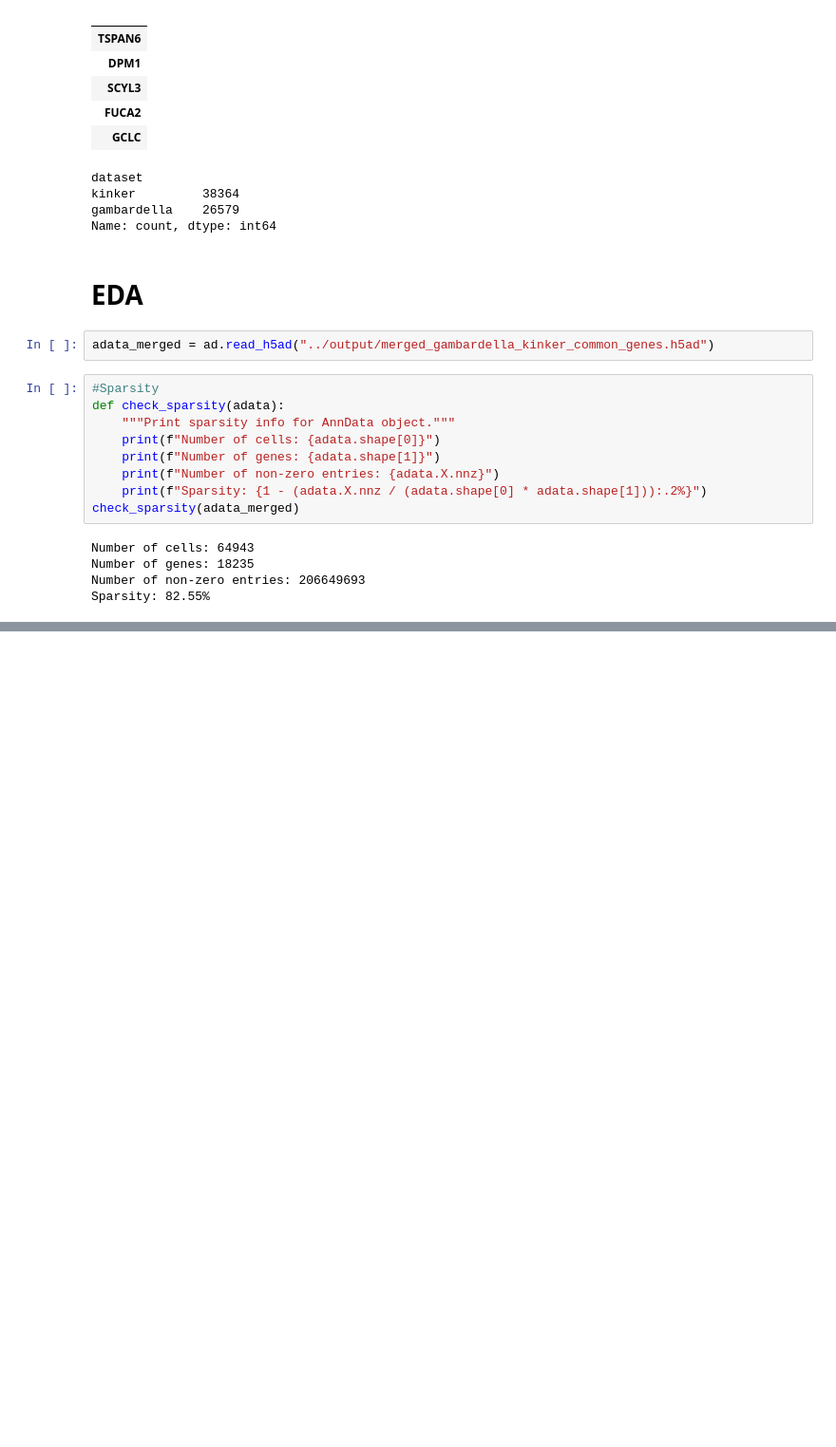
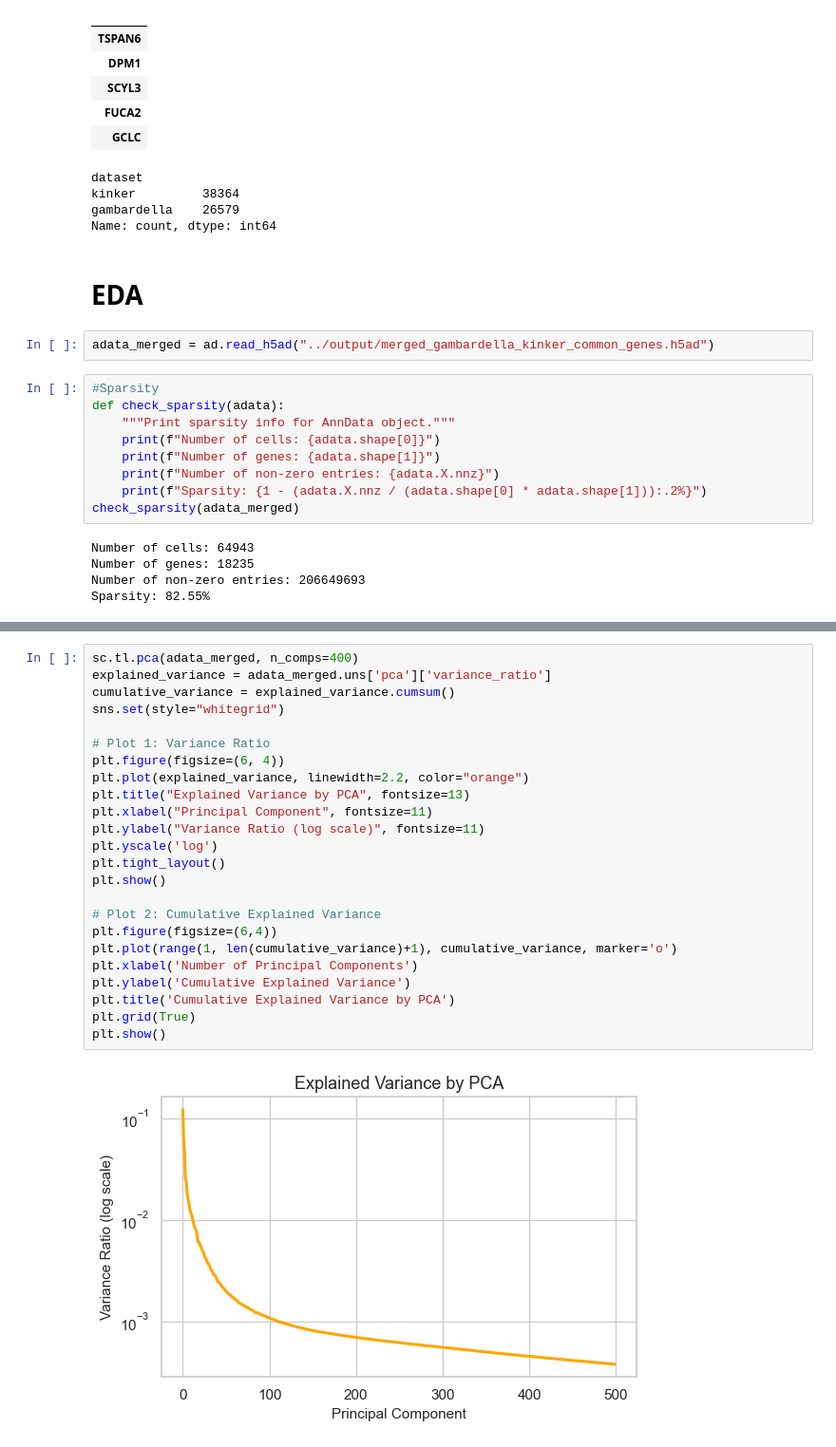
Before and after one commit to tommasoravasio/scRNAseq-GNN-multiclass-tp53, a Jupyter notebook: notebooks/Exploration_data_analysis.ipynb, the cells around one changed output, grey strips where cells are left out. Shown at 95% size. Saved outputs shown, nothing was run; the diff lists cells and outputs as text; blank space fills up the shorter version.

```diff
--- a/notebooks/Exploration_data_analysis.ipynb
+++ b/notebooks/Exploration_data_analysis.ipynb
@@ -291,0 +301,26 @@ ValueError: cannot specify integer `bins` when input data contains infinity
+# %%
+sc.tl.pca(adata_merged, n_comps=400)
+explained_variance = adata_merged.uns['pca']['variance_ratio']
+cumulative_variance = explained_variance.cumsum()
+sns.set(style="whitegrid")
+
+# Plot 1: Variance Ratio
+plt.figure(figsize=(6, 4))
+plt.plot(explained_variance, linewidth=2.2, color="orange")
+plt.title("Explained Variance by PCA", fontsize=13)
+plt.xlabel("Principal Component", fontsize=11)
+plt.ylabel("Variance Ratio (log scale)", fontsize=11)
+plt.yscale('log')
+plt.tight_layout()
+plt.show()
+
+# Plot 2: Cumulative Explained Variance
+plt.figure(figsize=(6,4))
+plt.plot(range(1, len(cumulative_variance)+1), cumulative_variance, marker='o')
+plt.xlabel('Number of Principal Components')
+plt.ylabel('Cumulative Explained Variance')
+plt.title('Cumulative Explained Variance by PCA')
+plt.grid(True)
+plt.show()
+# %% [output]
+[figure, added]
```
Also changed, not shown: parts of 15 cells of this notebook.
